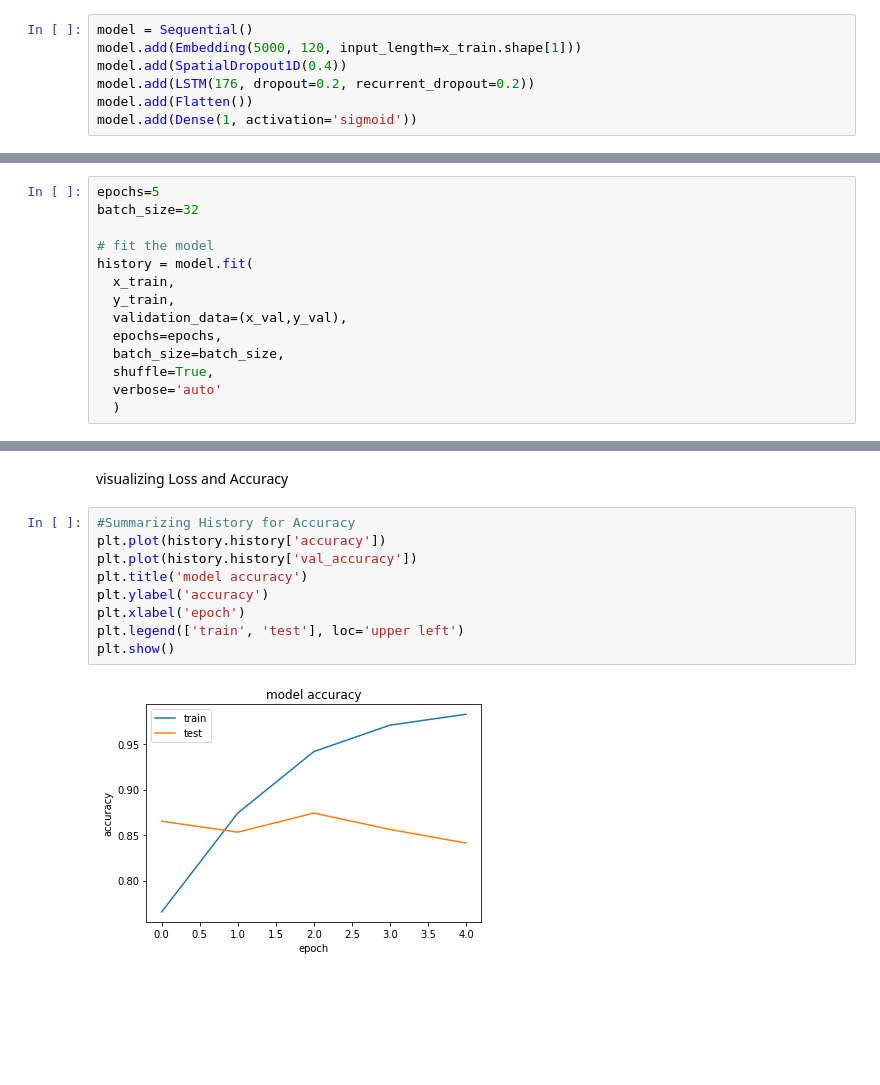
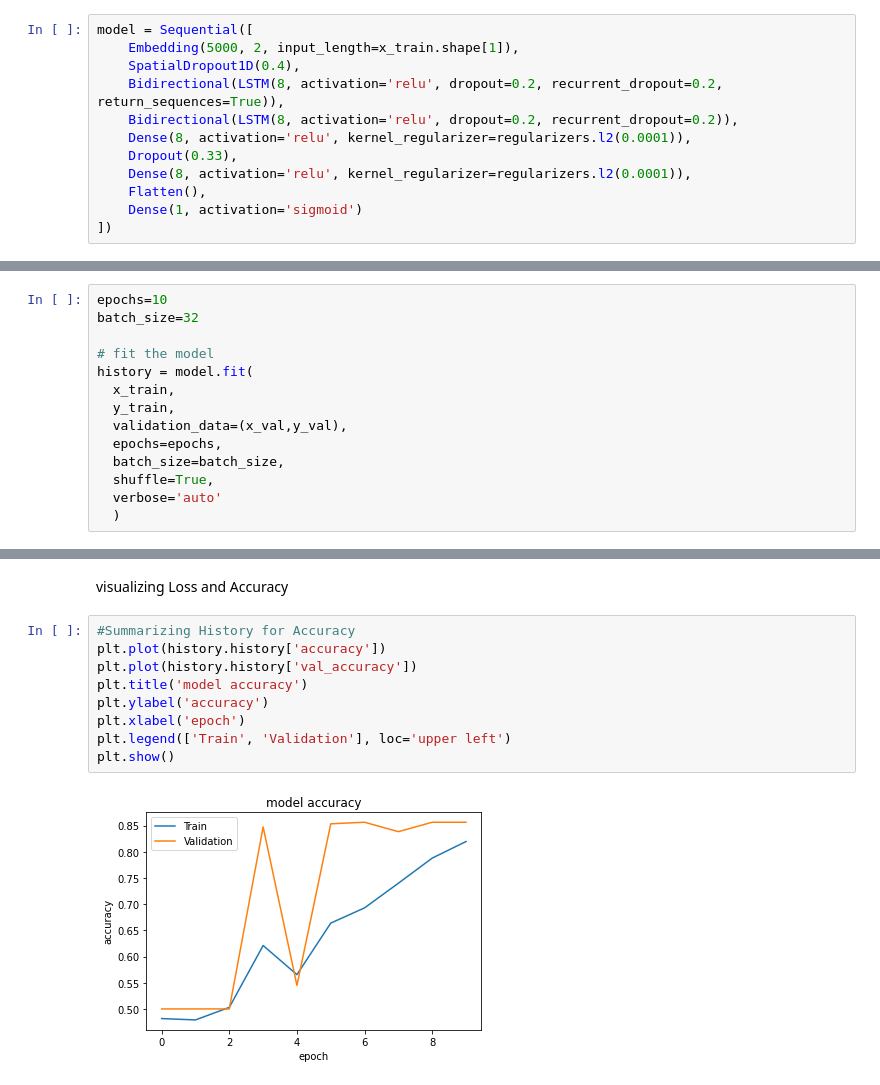
Before and after one commit to EricCallaway/COSC_6315_A04_RNN-LSTM, a Jupyter notebook: ML_Assignment_04_RNN_LSTM.ipynb, the cells around one changed output, grey strips where cells are left out. Drawn from its saved outputs; the diff is of its cells as text; blank space fills up the shorter version.

```diff
--- a/ML_Assignment_04_RNN_LSTM.ipynb
+++ b/ML_Assignment_04_RNN_LSTM.ipynb
@@ -274,10 +312,15 @@ x_val, x_test, y_val, y_test = train_test_split(x_rem,y_rem, test_size=0.3333, r
 # %%
-model = Sequential()
-model.add(Embedding(5000, 120, input_length=x_train.shape[1]))
-model.add(SpatialDropout1D(0.4))
-model.add(LSTM(176, dropout=0.2, recurrent_dropout=0.2))
-model.add(Flatten())
-model.add(Dense(1, activation='sigmoid'))
+model = Sequential([
+    Embedding(5000, 2, input_length=x_train.shape[1]),
+    SpatialDropout1D(0.4),
+    Bidirectional(LSTM(8, activation='relu', dropout=0.2, recurrent_dropout=0.2, return_sequences=True)),
+    Bidirectional(LSTM(8, activation='relu', dropout=0.2, recurrent_dropout=0.2)),
+    Dense(8, activation='relu', kernel_regularizer=regularizers.l2(0.0001)),
+    Dropout(0.33),
+    Dense(8, activation='relu', kernel_regularizer=regularizers.l2(0.0001)),
+    Flatten(),
+    Dense(1, activation='sigmoid')
+])
 # %% [markdown]
 Compile Model
 # %%
@@ -310,7 +350,7 @@ _________________________________________________________________
 # %% [markdown]
 8. Train Model
 # %%
-epochs=5
+epochs=10
 batch_size=32
 
 # fit the model
@@ -339,14 +389,14 @@ visualizing Loss and Accuracy
 # %%
 #Summarizing History for Accuracy
 plt.plot(history.history['accuracy'])
 plt.plot(history.history['val_accuracy'])
 plt.title('model accuracy')
 plt.ylabel('accuracy')
 plt.xlabel('epoch')
-plt.legend(['train', 'test'], loc='upper left')
+plt.legend(['Train', 'Validation'], loc='upper left')
 plt.show()
 # %% [output]
-[figure, old version]
+[figure, new version]
 # %%
 # summarize history for loss
 plt.plot(history.history['loss'])
```
Also changed, not shown: parts of 21 cells of this notebook.
